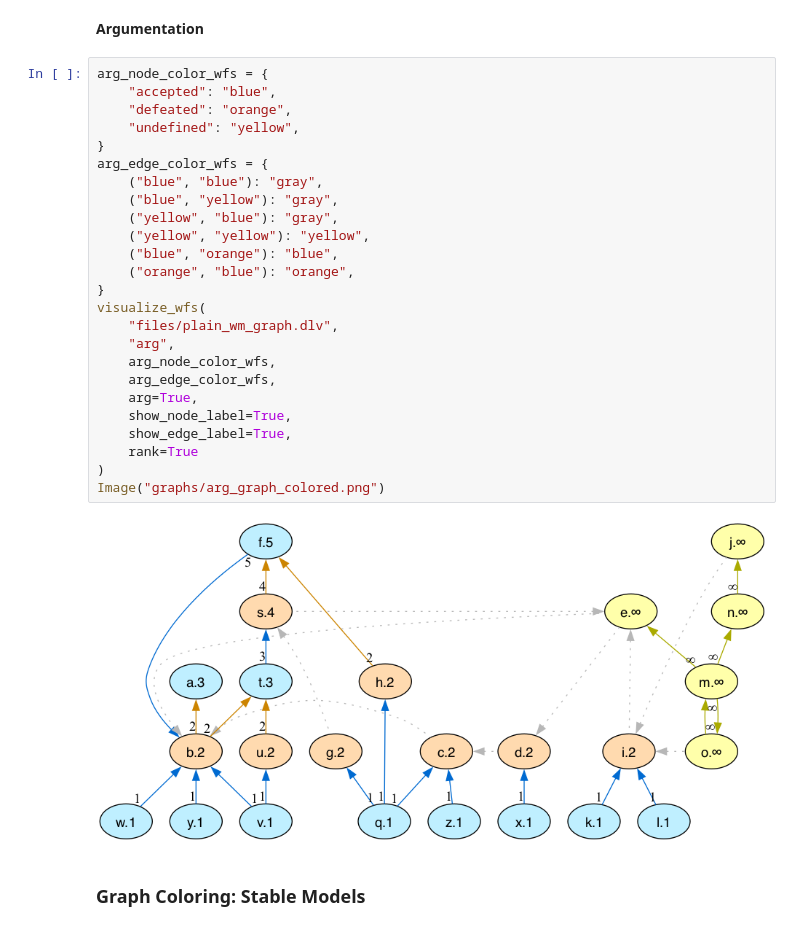
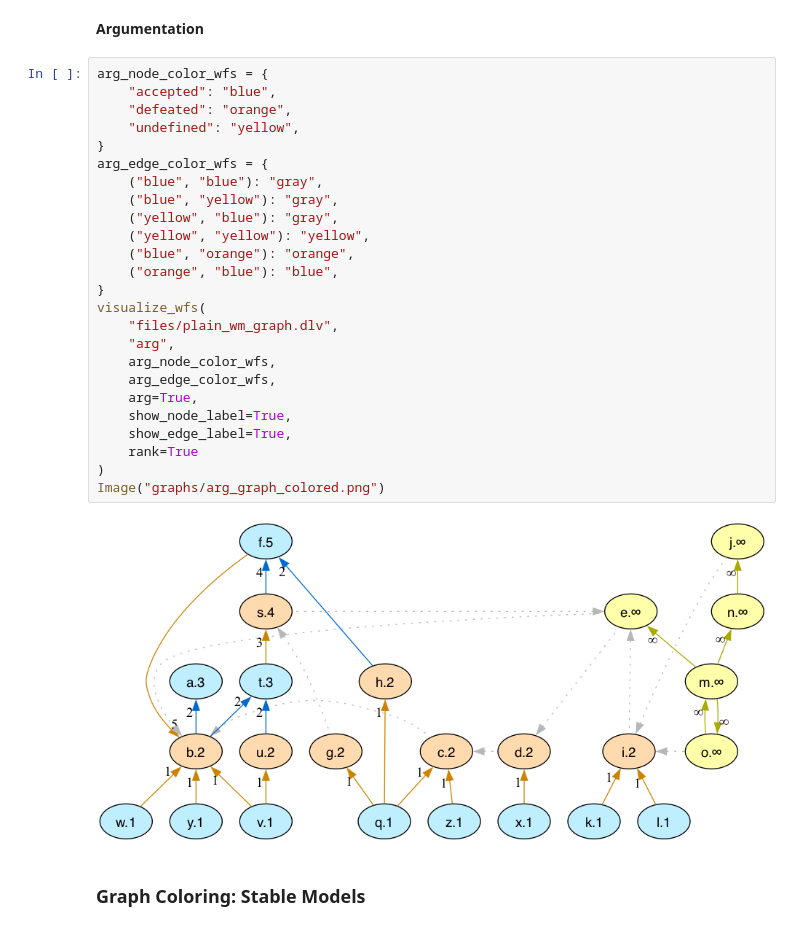
Before and after one commit to idaks/Games-and-Argumentation, a Jupyter notebook: IDCC-2024/animal_example.ipynb, the cells around one changed output. Drawn from its saved outputs; the diff is of its cells as text.

```diff
--- a/IDCC-2024/animal_example.ipynb
+++ b/IDCC-2024/animal_example.ipynb
@@ -192,30 +192,30 @@ Image("graphs/game_graph_colored.png")
 # %%
 arg_node_color_wfs = {
     "accepted": "blue",
     "defeated": "orange",
     "undefined": "yellow",
 }
 arg_edge_color_wfs = {
     ("blue", "blue"): "gray",
     ("blue", "yellow"): "gray",
     ("yellow", "blue"): "gray",
     ("yellow", "yellow"): "yellow",
-    ("blue", "orange"): "blue",
-    ("orange", "blue"): "orange",
+    ("blue", "orange"): "orange",
+    ("orange", "blue"): "blue",
 }
 visualize_wfs(
     "files/plain_wm_graph.dlv",
     "arg",
     arg_node_color_wfs,
     arg_edge_color_wfs,
     arg=True,
     show_node_label=True,
     show_edge_label=True,
     rank=True
 )
 Image("graphs/arg_graph_colored.png")
 # %% [output]
-[figure, old version]
+[figure, new version]
 # %% [markdown]
 ### Graph Coloring: Stable Models
 # %% [markdown]
```
Also changed, not shown: parts of 2 cells of this notebook, 18 other files.
